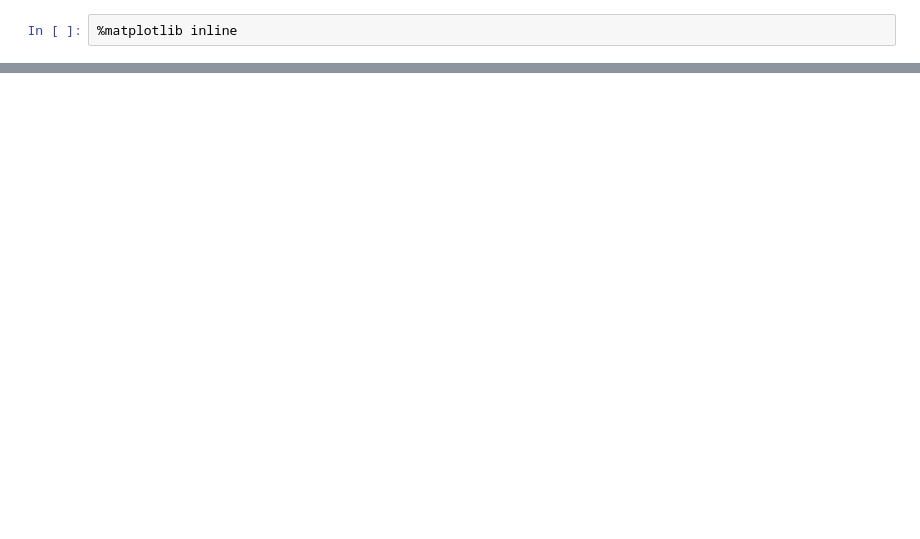
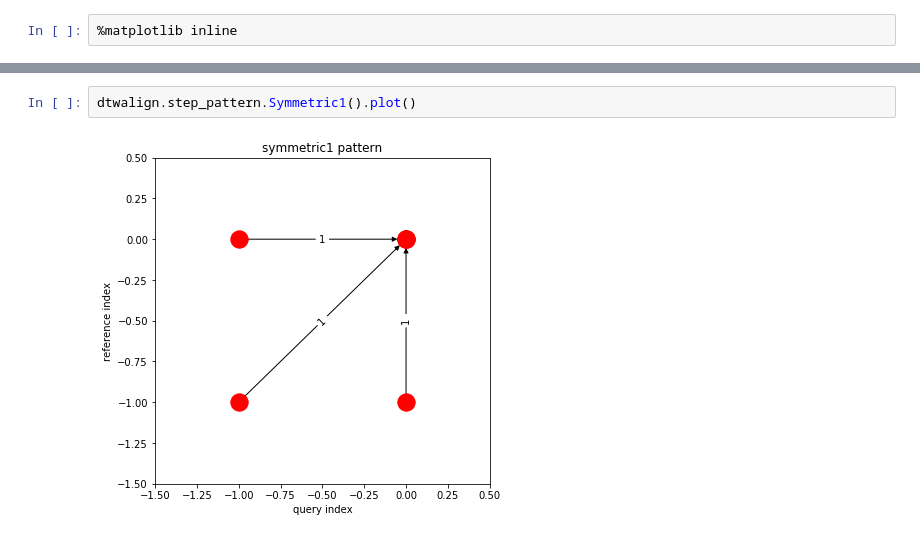
Before and after one commit to Intelligent-Systems-Phystech/2018-Project-2, a Jupyter notebook: code/baseline.ipynb, the cells around one changed output, grey strips where cells are left out. Drawn from its saved outputs; the diff is of its cells as text; blank space fills up the shorter version.

```diff
--- a/code/baseline.ipynb
+++ b/code/baseline.ipynb
@@ -24,0 +89,4 @@ for size in np.logspace(2, 5, N):
+# %%
+dtwalign.step_pattern.Symmetric1().plot()
+# %% [output]
+[figure, added]
```
Also changed, not shown: parts of 15 cells of this notebook.
